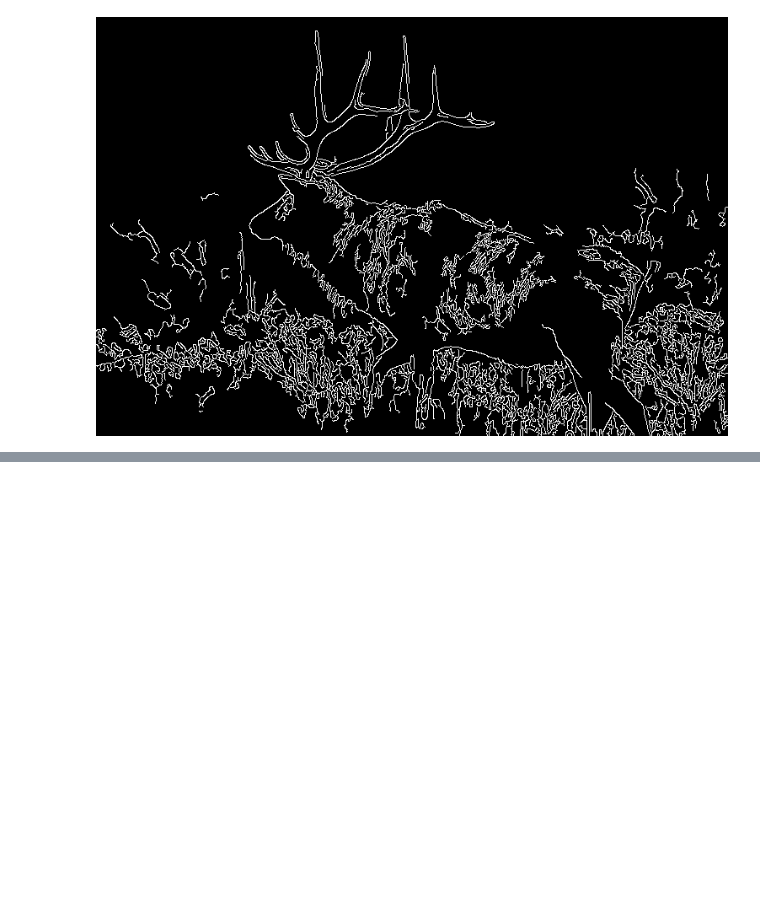
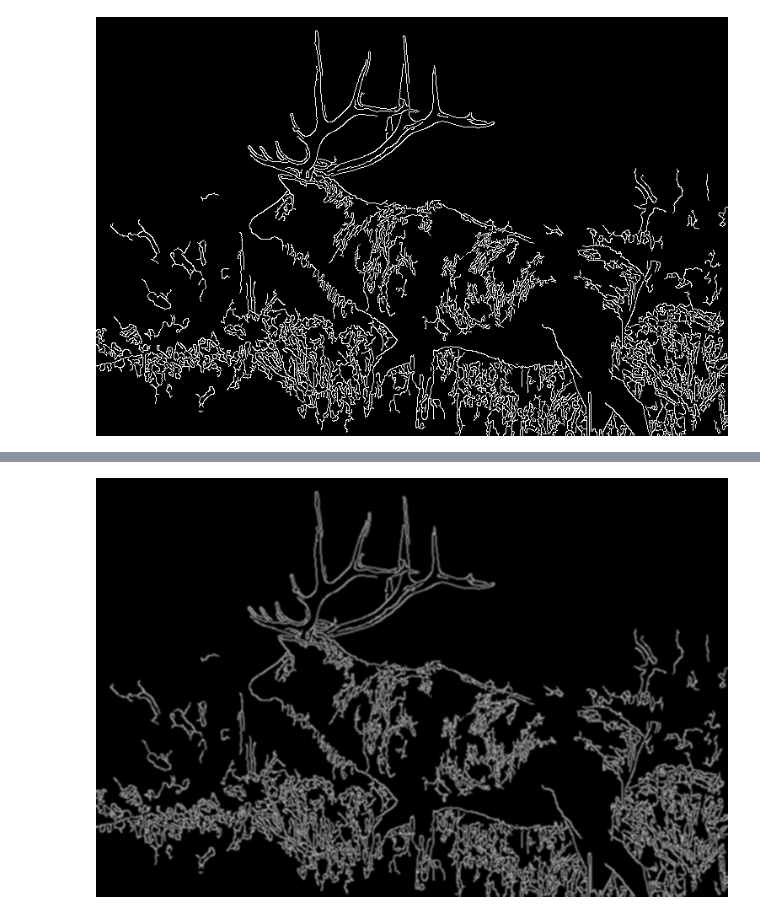
Before and after one commit to sam2332/Some-Notebooks, a Jupyter notebook: Image/Generative Art/Crawler/Follow Edges/Jupyter Canvas Crawler Demo.ipynb, the cells around one changed output, grey strips where cells are left out. Drawn from its saved outputs; the diff is of its cells as text; code cells hidden in the pictures; blank space fills up the shorter version.

```diff
--- a/Image/Generative Art/Crawler/Follow Edges/Jupyter Canvas Crawler Demo.ipynb
+++ b/Image/Generative Art/Crawler/Follow Edges/Jupyter Canvas Crawler Demo.ipynb
@@ -10,7 +10,10 @@ from IPython.display import clear_output, display
 from PIL import Image
 from tqdm.notebook import trange
 # %%
-filename='Elk.jpg'
-canvas_background_color="#18041f"
+filename = "Orginals/Elk.jpg"
+canvas_background_color = "#000000"
+world_life = 35
+respawn_time = 10
+ppi = 75
 # %%
 image = cv2.imread(filename)
@@ -45,0 +40,5 @@ display(canvas)
+# %%
+blurred_mids = cv2.GaussianBlur(mid, (5, 5), 0)
+display(Image.fromarray(blurred_mids))
+# %% [output]
+[figure, added]
```
Also changed, not shown: parts of 9 cells of this notebook, 21 other files.
